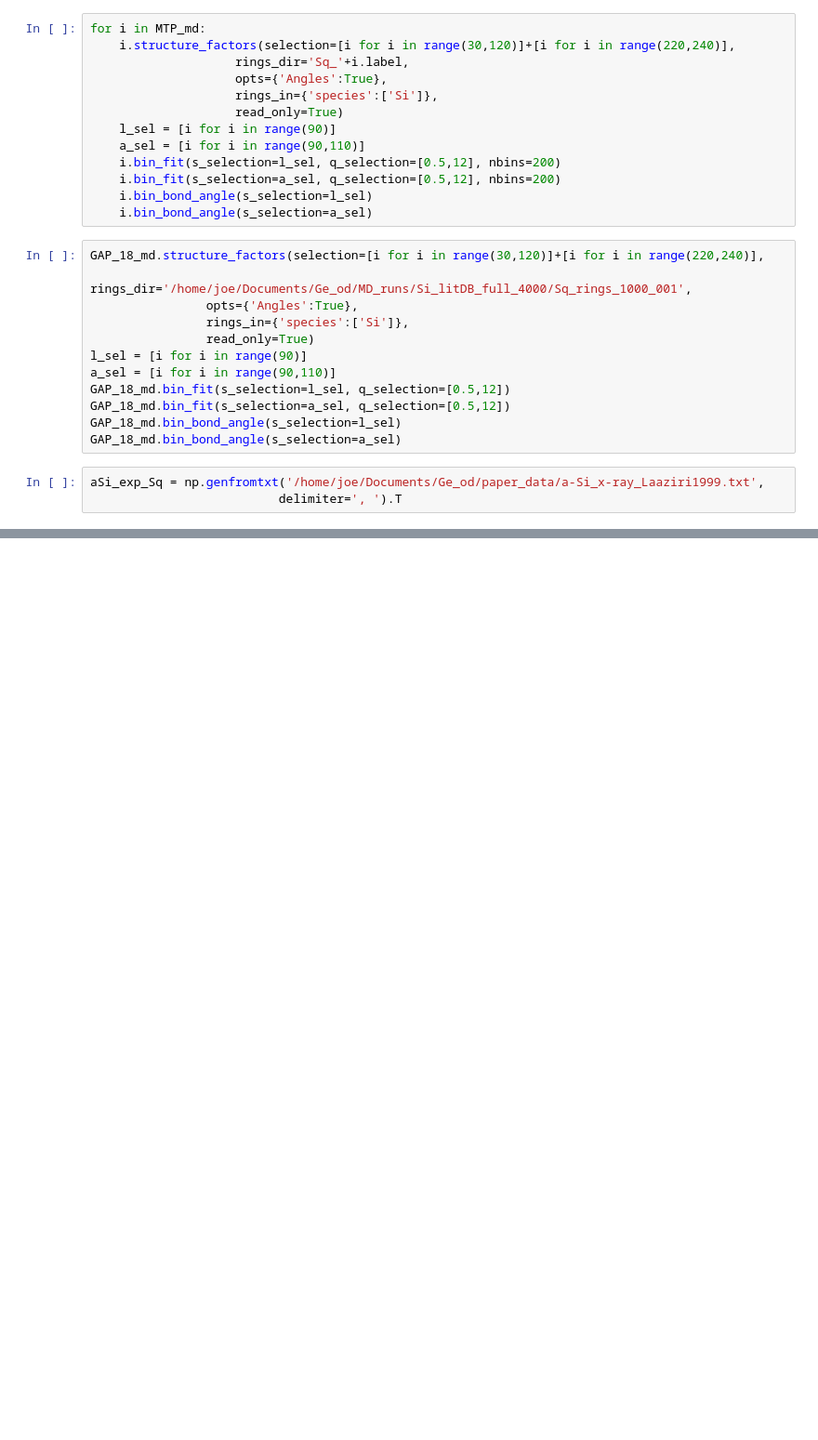
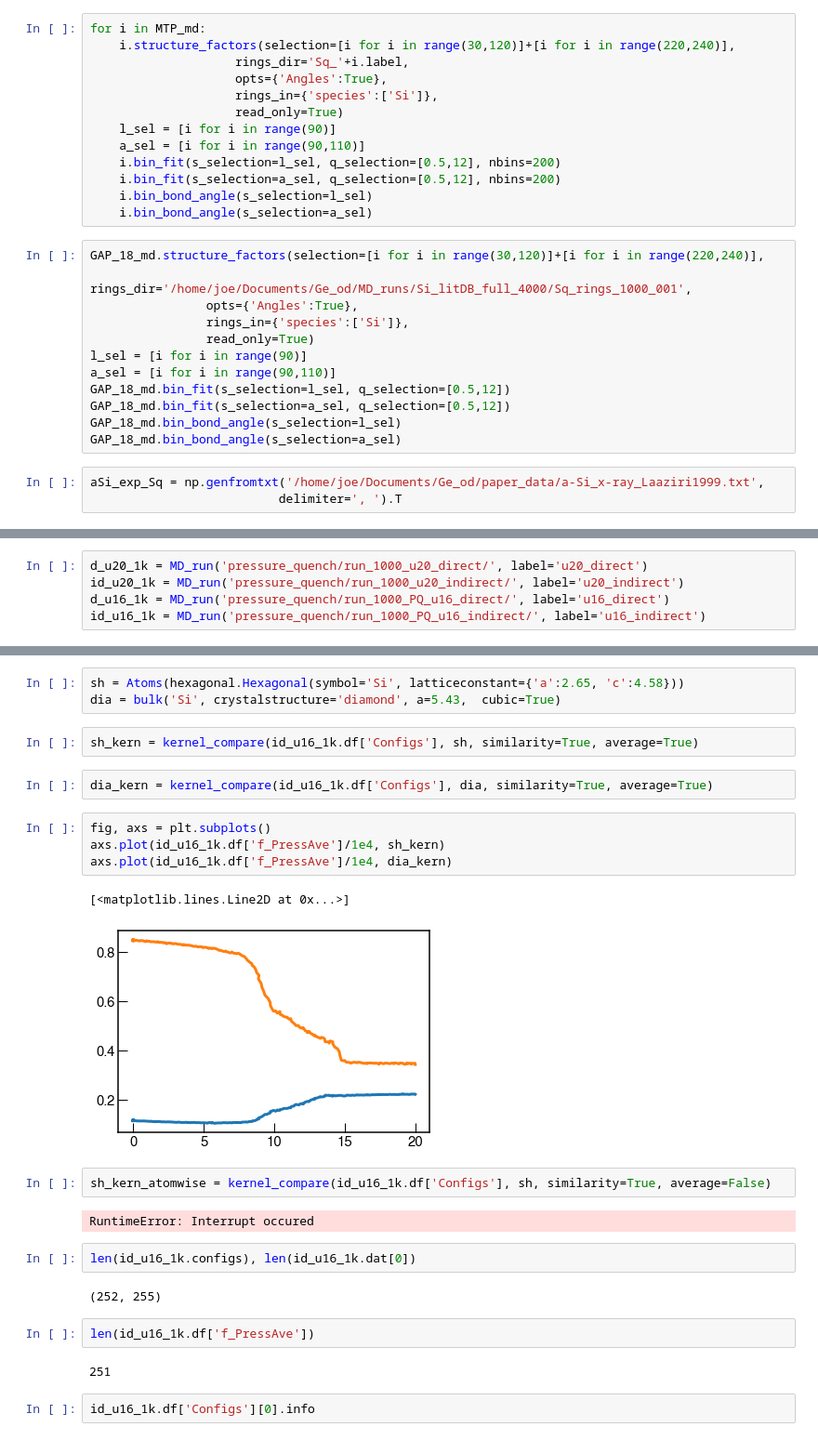
Before and after one commit to MorrowChem/Ge_analysis_local, a Jupyter notebook: MTP_from_GAP.ipynb, the cells around one changed output, grey strips where cells are left out. Shown: that part at 93% size. Saved outputs shown, nothing was run; the diff lists cells and outputs as text; blank space fills up the shorter version.

```diff
--- a/MTP_from_GAP.ipynb
+++ b/MTP_from_GAP.ipynb
@@ -610,0 +536,5 @@ fig.savefig('/home/joe/Documents/Ge_od/GAP_to_MTP/volker_figures/BADF_4.png', dp
+# %%
+d_u20_1k = MD_run('pressure_quench/run_1000_u20_direct/', label='u20_direct')
+id_u20_1k = MD_run('pressure_quench/run_1000_u20_indirect/', label='u20_indirect')
+d_u16_1k = MD_run('pressure_quench/run_1000_PQ_u16_direct/', label='u16_direct')
+id_u16_1k = MD_run('pressure_quench/run_1000_PQ_u16_indirect/', label='u16_indirect')
@@ -610,0 +581,28 @@ fig.savefig('/home/joe/Documents/Ge_od/GAP_to_MTP/volker_figures/BADF_4.png', dp
+# %%
+sh = Atoms(hexagonal.Hexagonal(symbol='Si', latticeconstant={'a':2.65, 'c':4.58}))
+dia = bulk('Si', crystalstructure='diamond', a=5.43,  cubic=True)
+# %%
+sh_kern = kernel_compare(id_u16_1k.df['Configs'], sh, similarity=True, average=True)
+# %%
+dia_kern = kernel_compare(id_u16_1k.df['Configs'], dia, similarity=True, average=True)
+# %%
+fig, axs = plt.subplots()
+axs.plot(id_u16_1k.df['f_PressAve']/1e4, sh_kern)
+axs.plot(id_u16_1k.df['f_PressAve']/1e4, dia_kern)
+# %% [output]
+[<matplotlib.lines.Line2D at 0x...>]
+[figure, added]
+# %%
+sh_kern_atomwise = kernel_compare(id_u16_1k.df['Configs'], sh, similarity=True, average=False)
+# %% [output]
+RuntimeError: Interrupt occured
+# %%
+len(id_u16_1k.configs), len(id_u16_1k.dat[0])
+# %% [output]
+(252, 255)
+# %%
+len(id_u16_1k.df['f_PressAve'])
+# %% [output]
+251
+# %%
+id_u16_1k.df['Configs'][0].info
```
Also changed, not shown: parts of 35 cells of this notebook, 2 other files.
